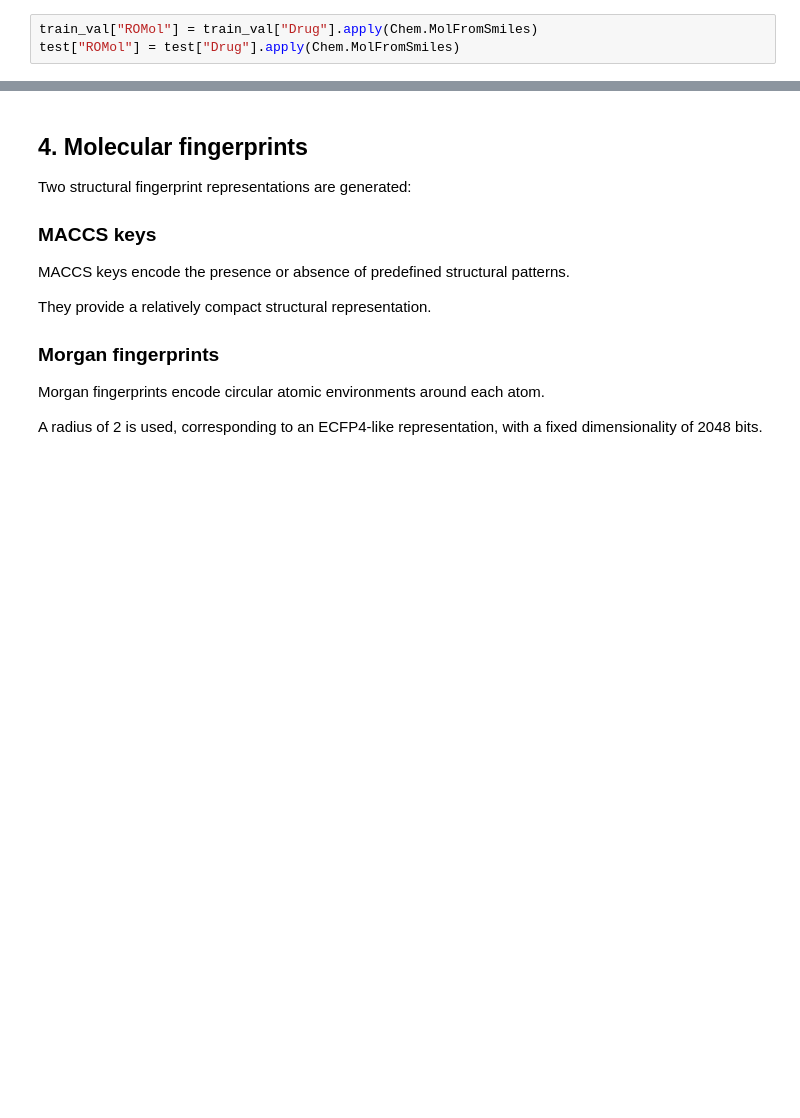
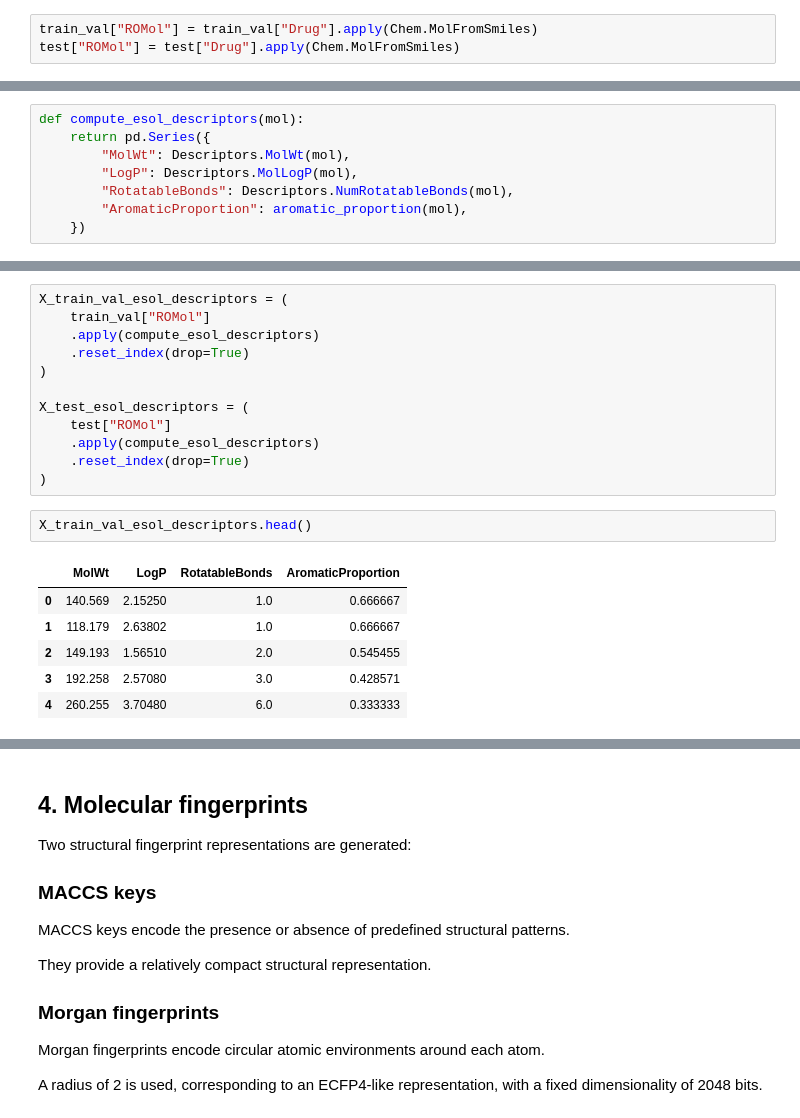
Before and after one commit to alexcorbero/admet-ml, a Jupyter notebook: notebooks/03_feature_engineering.ipynb, the cells around one changed output, grey strips where cells are left out. Cells and saved outputs as stored; diff of their text form; blank space fills up the shorter version.

```diff
--- a/notebooks/03_feature_engineering.ipynb
+++ b/notebooks/03_feature_engineering.ipynb
@@ -101,0 +127,8 @@ def compute_basic_descriptors(mol):
+# %%
+def compute_esol_descriptors(mol):
+    return pd.Series({
+        "MolWt": Descriptors.MolWt(mol),
+        "LogP": Descriptors.MolLogP(mol),
+        "RotatableBonds": Descriptors.NumRotatableBonds(mol),
+        "AromaticProportion": aromatic_proportion(mol),
+    })
@@ -113,0 +171,21 @@ X_test_descriptors = (
+# %%
+X_train_val_esol_descriptors = (
+    train_val["ROMol"]
+    .apply(compute_esol_descriptors)
+    .reset_index(drop=True)
+)
+
+X_test_esol_descriptors = (
+    test["ROMol"]
+    .apply(compute_esol_descriptors)
+    .reset_index(drop=True)
+)
+# %%
+X_train_val_esol_descriptors.head()
+# %% [output]
+|  | MolWt | LogP | RotatableBonds | AromaticProportion |
+| 0 | 140.569 | 2.15250 | 1.0 | 0.666667 |
+| 1 | 118.179 | 2.63802 | 1.0 | 0.666667 |
+| 2 | 149.193 | 1.56510 | 2.0 | 0.545455 |
+| 3 | 192.258 | 2.57080 | 3.0 | 0.428571 |
+| 4 | 260.255 | 3.70480 | 6.0 | 0.333333 |
```
Also changed, not shown: parts of 28 cells of this notebook.
